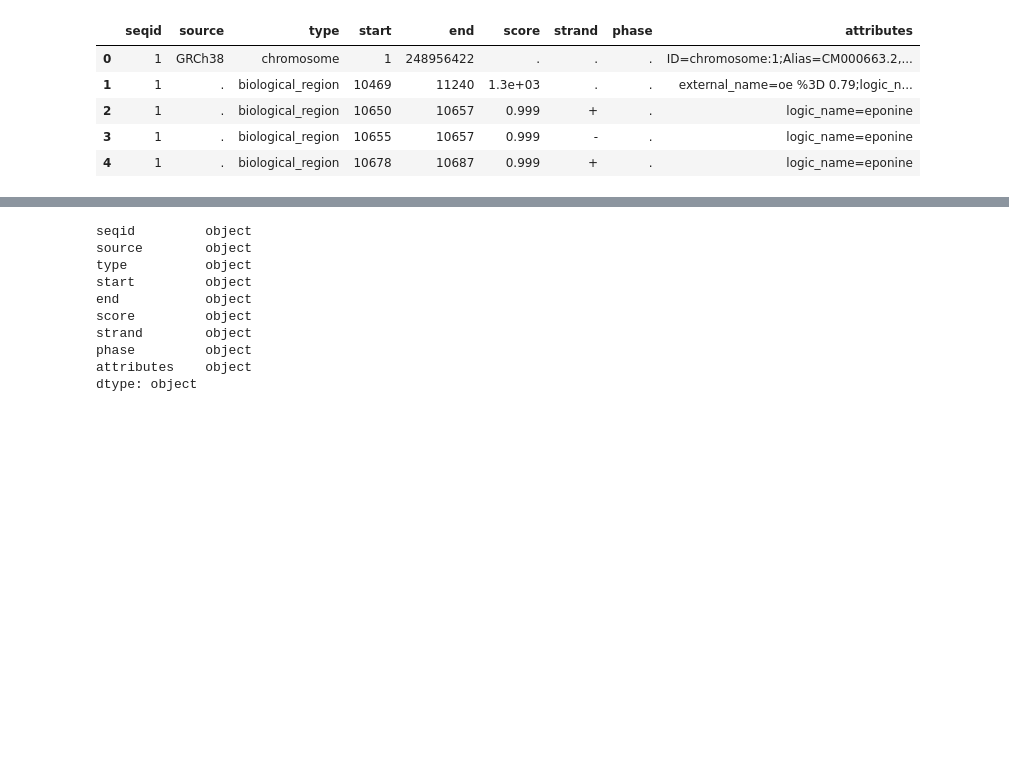
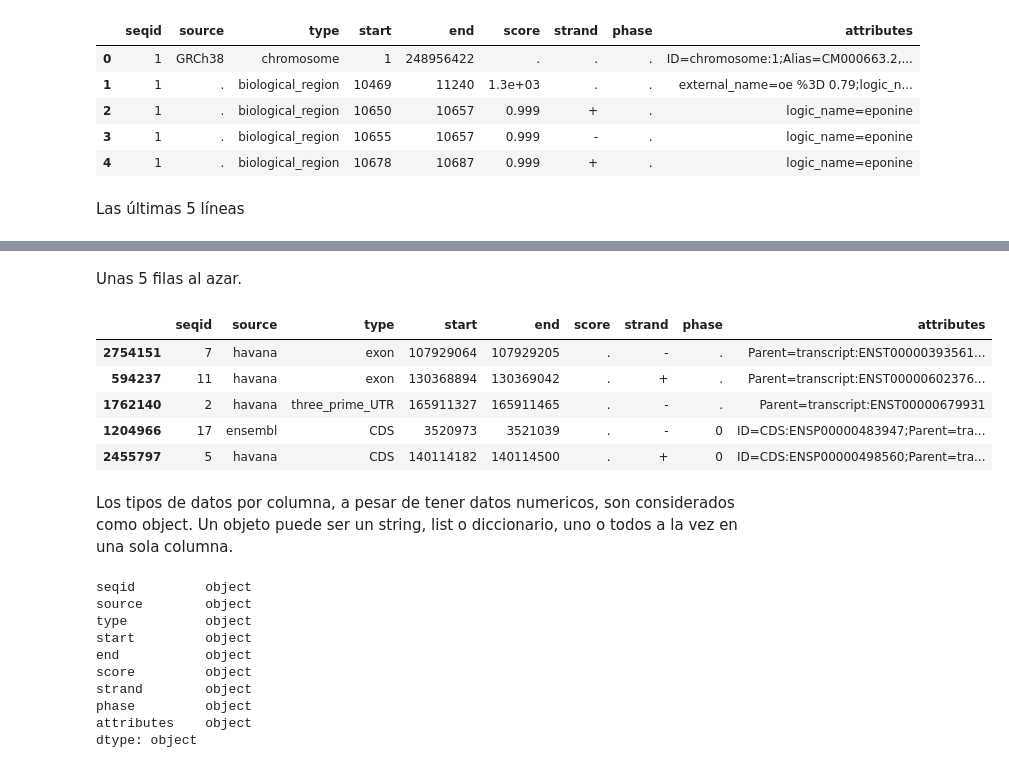
Before and after one commit to ATGenomics/wbdsla, a Jupyter notebook: WBDSLA.ipynb, the cells around one changed output, grey strips where cells are left out. Saved outputs shown, nothing was run; the diff lists cells and outputs as text; code cells hidden in the pictures; blank space fills up the shorter version.

```diff
--- a/WBDSLA.ipynb
+++ b/WBDSLA.ipynb
@@ -165,6 +187,8 @@ df.head()
 | 2 | 1 | . | biological_region | 10650 | 10657 | 0.999 | + | . | logic_name=eponine |
 | 3 | 1 | . | biological_region | 10655 | 10657 | 0.999 | - | . | logic_name=eponine |
 | 4 | 1 | . | biological_region | 10678 | 10687 | 0.999 | + | . | logic_name=eponine |
+# %% [markdown]
+Las últimas 5 líneas
 # %%
 df.tail()
 # %% [output]
@@ -174,6 +198,19 @@ df.tail()
 | 3150452 | Y | havana | pseudogene | 56855244 | 56855488 | . | + | . | ID=gene:ENSG00000235857;Name=CTBP... |
 | 3150453 | Y | havana | pseudogenic_transcript | 56855244 | 56855488 | . | + | . | ID=transcript:ENST00000431853;Par... |
 | 3150454 | Y | havana | exon | 56855244 | 56855488 | . | + | . | Parent=transcript:ENST00000431853... |
+# %% [markdown]
+Unas 5 filas al azar.
+# %%
+df.sample(5)
+# %% [output]
+|  | seqid | source | type | start | end | score | strand | phase | attributes |
+| 2754151 | 7 | havana | exon | 107929064 | 107929205 | . | - | . | Parent=transcript:ENST00000393561... |
+| 594237 | 11 | havana | exon | 130368894 | 130369042 | . | + | . | Parent=transcript:ENST00000602376... |
+| 1762140 | 2 | havana | three_prime_UTR | 165911327 | 165911465 | . | - | . | Parent=transcript:ENST00000679931 |
+| 1204966 | 17 | ensembl | CDS | 3520973 | 3521039 | . | - | 0 | ID=CDS:ENSP00000483947;Parent=tra... |
+| 2455797 | 5 | havana | CDS | 140114182 | 140114500 | . | + | 0 | ID=CDS:ENSP00000498560;Parent=tra... |
+# %% [markdown]
+Los tipos de datos por columna, a pesar de tener datos numericos, son considerados como object. Un objeto puede ser un string, list o diccionario, uno o todos a la vez en una sola columna.
 # %%
 df.dtypes
 # %% [output]
```
Also changed, not shown: parts of 68 cells of this notebook.
